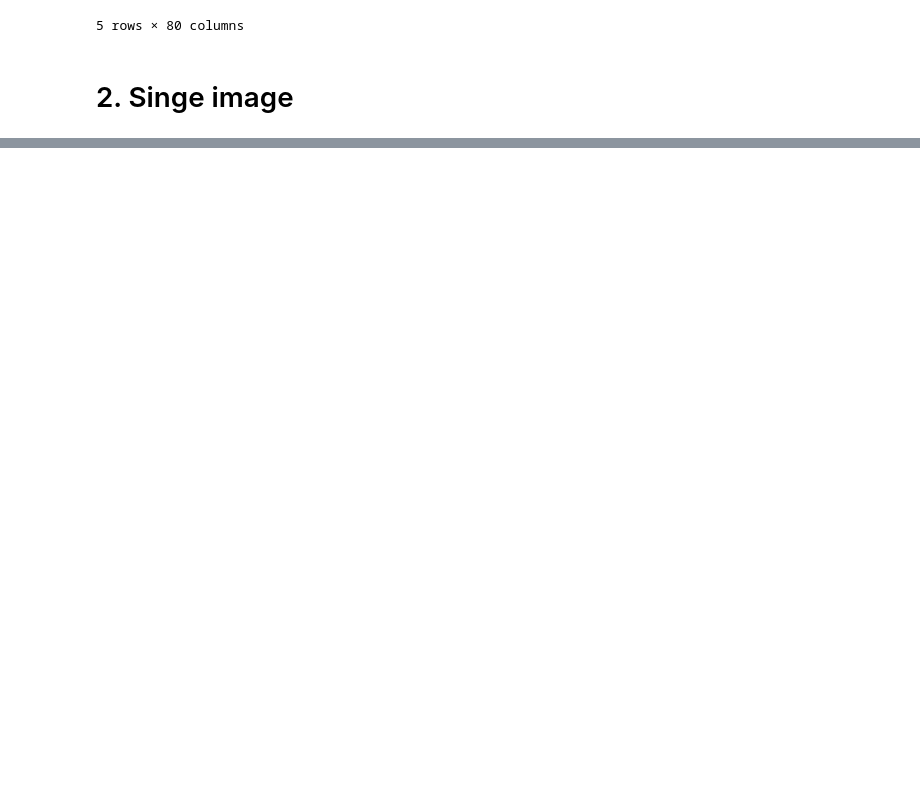
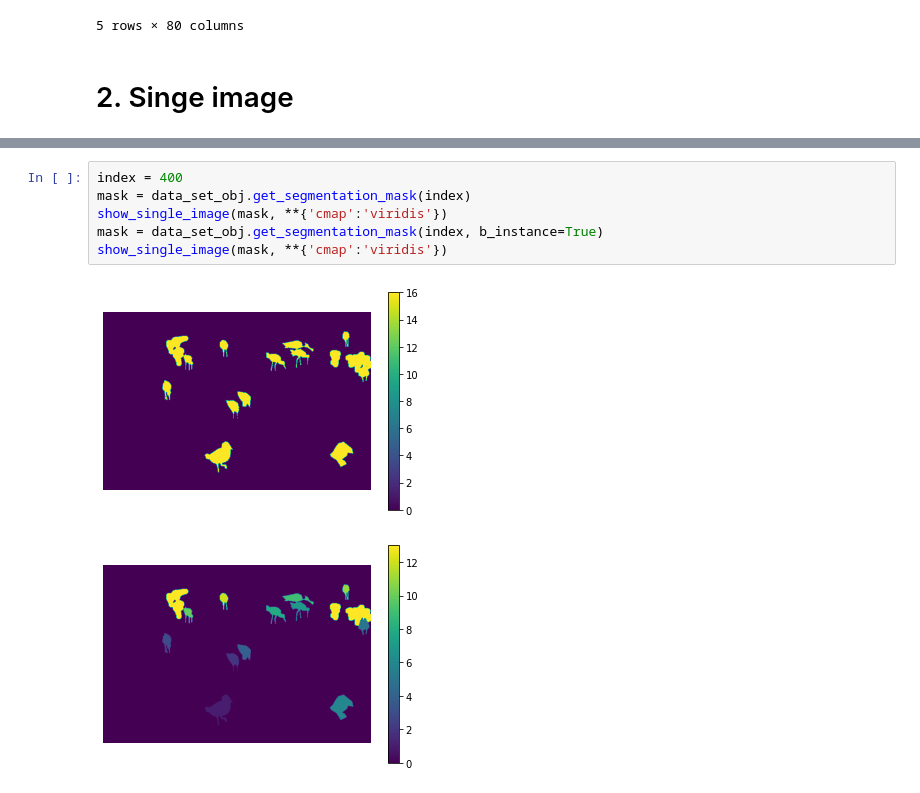
Before and after one commit to ifeelfree/modified_centernet, a Jupyter notebook: CenterNet/my_lib/data/coco/coco_dataset.ipynb, the cells around one changed output, grey strips where cells are left out. Saved outputs shown, nothing was run; the diff lists cells and outputs as text; blank space fills up the shorter version.

```diff
--- a/CenterNet/my_lib/data/coco/coco_dataset.ipynb
+++ b/CenterNet/my_lib/data/coco/coco_dataset.ipynb
@@ -47,2 +54,11 @@ for index in [400]:  # 100, 400
 in rois, we have the following classes
 ['bird', 'bird', 'bird', 'bird', 'bird', 'bird', 'bird', 'bird', 'bird', 'bird', 'bird', 'bird', 'bird']
+# %%
+index = 400
+mask = data_set_obj.get_segmentation_mask(index)
+show_single_image(mask, **{'cmap':'viridis'})
+mask = data_set_obj.get_segmentation_mask(index, b_instance=True)
+show_single_image(mask, **{'cmap':'viridis'})
+# %% [output]
+[figure, added]
+[figure, added]
```
Also changed, not shown: parts of 6 cells of this notebook, 2 other files.
